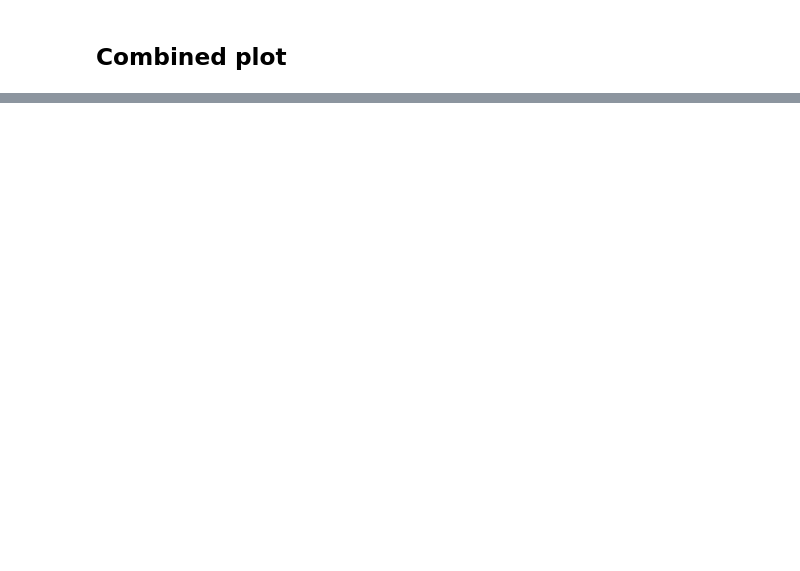
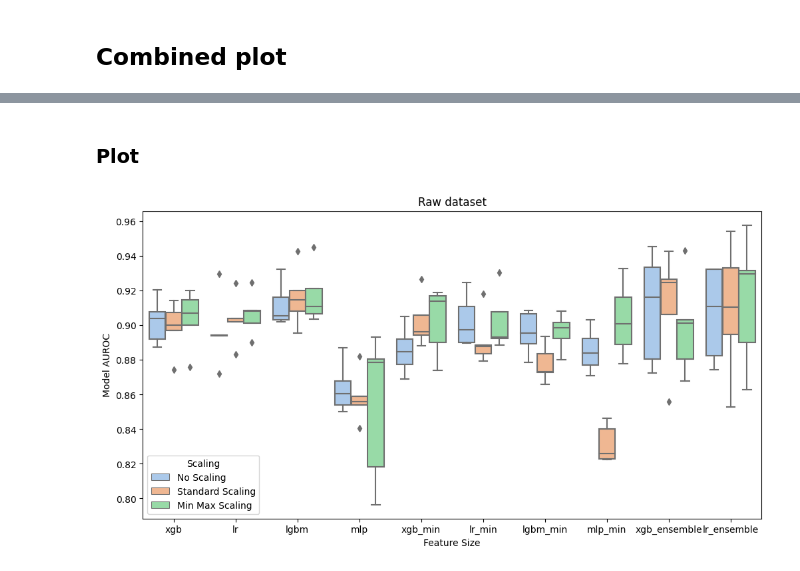
Before and after one commit to ryashpal/mortality, a Jupyter notebook: mortality_prediction/sepsis_icd/01_experiment_standardisation/04_analyse.ipynb, the cells around one changed output, grey strips where cells are left out. Drawn from its saved outputs; the diff is of its cells as text; code cells hidden in the pictures; blank space fills up the shorter version.

```diff
--- a/mortality_prediction/sepsis_icd/01_experiment_standardisation/04_analyse.ipynb
+++ b/mortality_prediction/sepsis_icd/01_experiment_standardisation/04_analyse.ipynb
@@ -122,0 +157,37 @@ plt.show()
+# %%
+import pandas as pd
+
+
+data = []
+
+for i in range(len(raw_labels)):
+    for raw_roc_auc_score in raw_roc_auc_scores[i]:
+        data.append([raw_labels[i], 'No Scaling', raw_roc_auc_score])
+
+for i in range(len(standardised_labels)):
+    for standardised_roc_auc_score in standardised_roc_auc_scores[i]:
+        data.append([standardised_labels[i], 'Standard Scaling', standardised_roc_auc_score])
+
+for i in range(len(rescaled_labels)):
+    for rescaled_roc_auc_score in rescaled_roc_auc_scores[i]:
+        data.append([rescaled_labels[i], 'Min Max Scaling', rescaled_roc_auc_score])
+
+plotDf = pd.DataFrame(data, columns=['Model', 'Scaling', 'AUROC Score'])
+# %% [markdown]
+### Plot
+# %%
+import matplotlib.pyplot as plt
+import seaborn as sns
+
+
+plt.figure(figsize=(12,6))
+# ax = sns.boxplot(data=raw_roc_auc_scores + standardised_roc_auc_scores + rescaled_roc_auc_scores)
+# ['raw'] * len(raw_roc_auc_scores) + ['standardised'] * len(raw_roc_auc_scores) + ['rescaled'] * len(raw_roc_auc_scores)
+ax = sns.boxplot(data=plotDf, x='Model', y='AUROC Score', hue='Scaling', palette=sns.color_palette("pastel"))
+# ax.set(xticklabels=raw_labels + standardised_labels + rescaled_labels)
+ax.set(xlabel='Feature Size')
+ax.set(ylabel='Model AUROC')
+ax.set_title('Raw dataset')
+plt.show()
+# %% [output]
+[figure, added]
```
Also changed, not shown: parts of 6 cells of this notebook, 6 other files.
